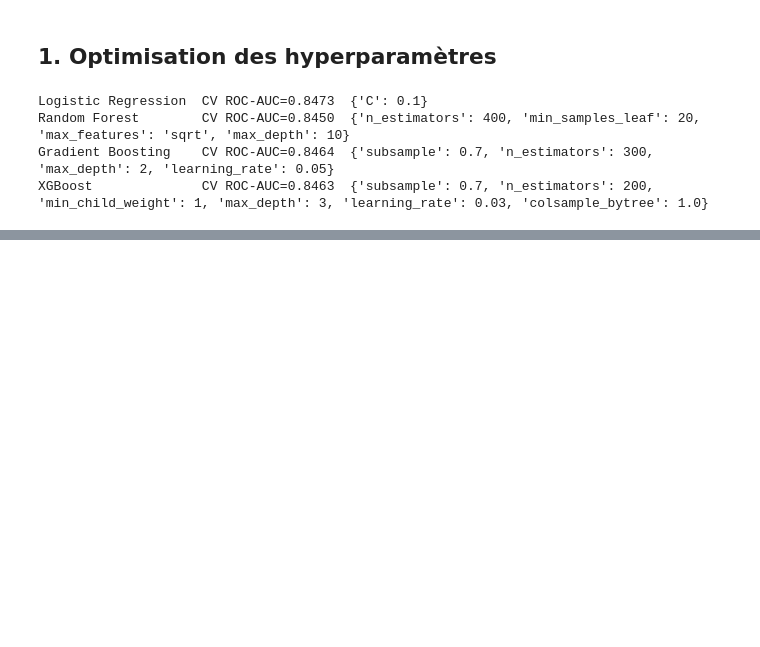
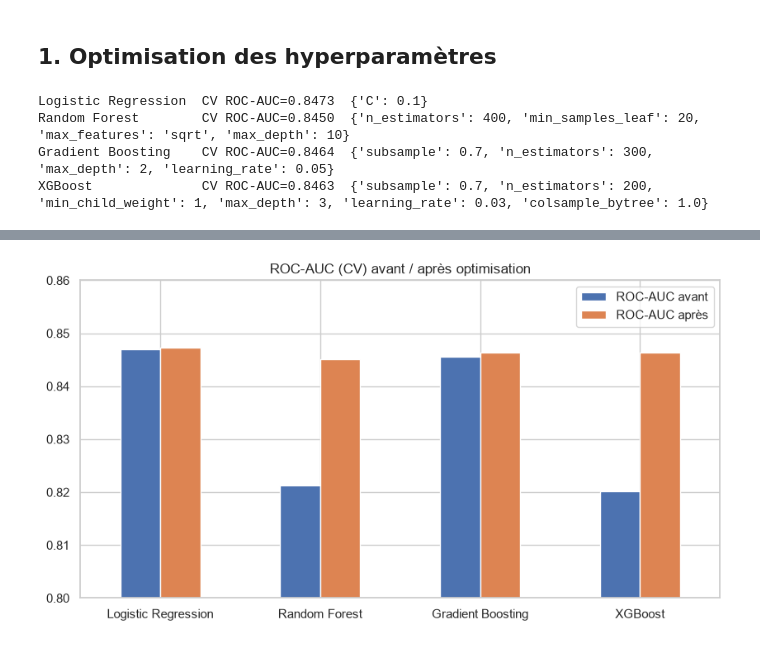
Before and after one commit to doughmi-ilyas/customer-churn-prediction, a Jupyter notebook: notebooks/05_optimisation_mlflow.ipynb, the cells around one changed output, grey strips where cells are left out. Saved outputs shown, nothing was run; the diff lists cells and outputs as text; code cells hidden in the pictures; blank space fills up the shorter version.

Commit message:
optimisation: add section "Avant / après optimisation"

```diff
--- a/notebooks/05_optimisation_mlflow.ipynb
+++ b/notebooks/05_optimisation_mlflow.ipynb
@@ -237,0 +240,21 @@ XGBoost              CV ROC-AUC=0.8463  {'subsample': 0.7, 'n_estimators': 200,
+# %%
+after, tuned_models = {}, {}
+for name, (clf, _) in searches.items():
+    tuned_models[name], after[name] = run_experiment(
+        f"{name} + SMOTE (optimisé)", clf.set_params(**best_params[name]), sampler=SMOTE(random_state=SEED), tags={"stage": "tuned"}
+    )
+
+before_runs = mlflow.search_runs(experiment_names=[EXPERIMENT], filter_string="tags.stage = 'smote'", order_by=["start_time DESC"])
+before_runs = before_runs.drop_duplicates("tags.mlflow.runName").set_index("tags.mlflow.runName")
+
+compare = pd.DataFrame(
+    {
+        "ROC-AUC avant": [before_runs.loc[f"{n} + SMOTE", "metrics.cv_roc_auc"] for n in searches],
+        "ROC-AUC après": [after[n]["cv_roc_auc"] for n in searches],
+        "F1 avant": [before_runs.loc[f"{n} + SMOTE", "metrics.cv_f1"] for n in searches],
+        "F1 après": [after[n]["cv_f1"] for n in searches],
+    },
+    index=list(searches),
+)
+compare["gain ROC-AUC"] = compare["ROC-AUC après"] - compare["ROC-AUC avant"]
+compare.round(4)
@@ -237,0 +267,7 @@ XGBoost              CV ROC-AUC=0.8463  {'subsample': 0.7, 'n_estimators': 200,
+# %%
+ax = compare[["ROC-AUC avant", "ROC-AUC après"]].plot.bar(figsize=(10, 5), ylim=(0.8, 0.86), rot=0)
+ax.set_title("ROC-AUC (CV) avant / après optimisation")
+plt.savefig(f"{FIG_DIR}/40_tuning_before_after.png", dpi=110, bbox_inches="tight")
+plt.show()
+# %% [output]
+[figure, added]
```
Also changed, not shown: parts of 2 cells of this notebook, 1 other file.
